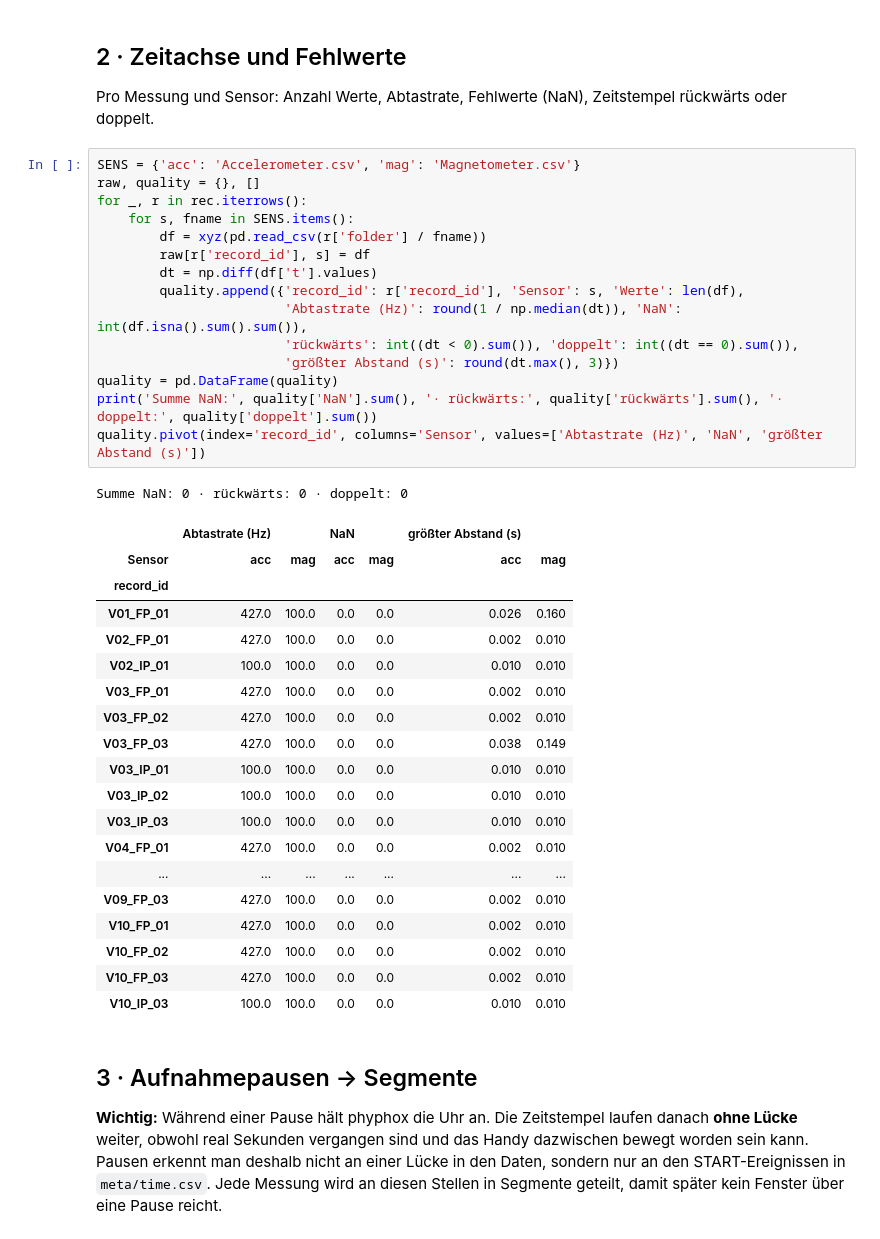
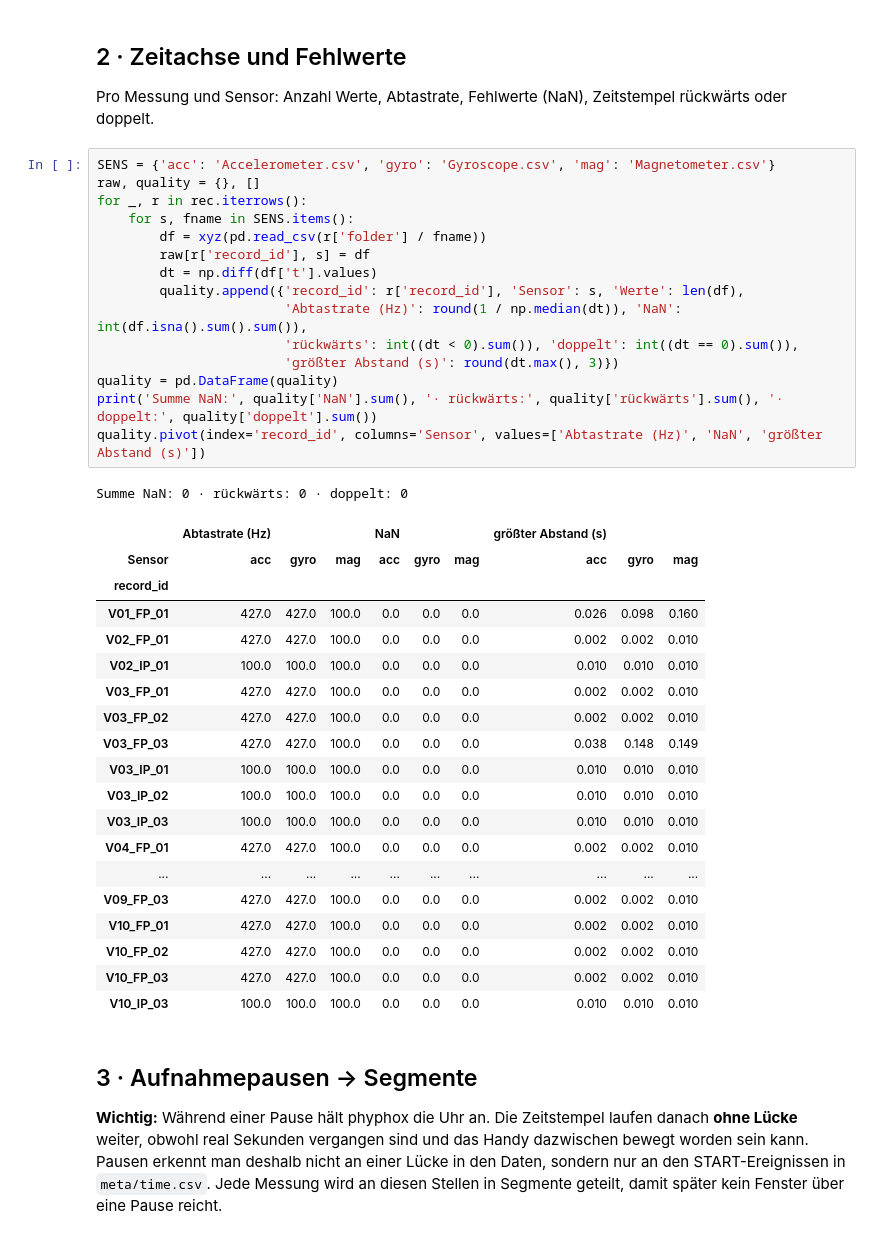
Before and after one commit to MajaSmereczynska/Industrial-AI, a Jupyter notebook: EDA/01_Bereinigung.ipynb, the cells around one changed output. Drawn from its saved outputs; the diff is of its cells as text.

```diff
--- a/EDA/01_Bereinigung.ipynb
+++ b/EDA/01_Bereinigung.ipynb
@@ -90,41 +90,41 @@ rec[['record_id', 'Ordner']]
 
 Pro Messung und Sensor: Anzahl Werte, Abtastrate, Fehlwerte (NaN), Zeitstempel rückwärts oder doppelt.
 # %%
-SENS = {'acc': 'Accelerometer.csv', 'mag': 'Magnetometer.csv'}
+SENS = {'acc': 'Accelerometer.csv', 'gyro': 'Gyroscope.csv', 'mag': 'Magnetometer.csv'}
 raw, quality = {}, []
 for _, r in rec.iterrows():
     for s, fname in SENS.items():
         df = xyz(pd.read_csv(r['folder'] / fname))
         raw[r['record_id'], s] = df
         dt = np.diff(df['t'].values)
         quality.append({'record_id': r['record_id'], 'Sensor': s, 'Werte': len(df),
                         'Abtastrate (Hz)': round(1 / np.median(dt)), 'NaN': int(df.isna().sum().sum()),
                         'rückwärts': int((dt < 0).sum()), 'doppelt': int((dt == 0).sum()),
                         'größter Abstand (s)': round(dt.max(), 3)})
 quality = pd.DataFrame(quality)
 print('Summe NaN:', quality['NaN'].sum(), '· rückwärts:', quality['rückwärts'].sum(), '· doppelt:', quality['doppelt'].sum())
 quality.pivot(index='record_id', columns='Sensor', values=['Abtastrate (Hz)', 'NaN', 'größter Abstand (s)'])
 # %% [output]
 Summe NaN: 0 · rückwärts: 0 · doppelt: 0
-|  | Abtastrate (Hz) |  | NaN |  | größter Abstand (s) |  |
-| Sensor | acc | mag | acc | mag | acc | mag |
-| record_id |  |  |  |  |  |  |
-| V01_FP_01 | 427.0 | 100.0 | 0.0 | 0.0 | 0.026 | 0.160 |
-| V02_FP_01 | 427.0 | 100.0 | 0.0 | 0.0 | 0.002 | 0.010 |
-| V02_IP_01 | 100.0 | 100.0 | 0.0 | 0.0 | 0.010 | 0.010 |
-| V03_FP_01 | 427.0 | 100.0 | 0.0 | 0.0 | 0.002 | 0.010 |
-| V03_FP_02 | 427.0 | 100.0 | 0.0 | 0.0 | 0.002 | 0.010 |
-| V03_FP_03 | 427.0 | 100.0 | 0.0 | 0.0 | 0.038 | 0.149 |
-| V03_IP_01 | 100.0 | 100.0 | 0.0 | 0.0 | 0.010 | 0.010 |
-| V03_IP_02 | 100.0 | 100.0 | 0.0 | 0.0 | 0.010 | 0.010 |
-| V03_IP_03 | 100.0 | 100.0 | 0.0 | 0.0 | 0.010 | 0.010 |
-| V04_FP_01 | 427.0 | 100.0 | 0.0 | 0.0 | 0.002 | 0.010 |
-| ... | ... | ... | ... | ... | ... | ... |
-| V09_FP_03 | 427.0 | 100.0 | 0.0 | 0.0 | 0.002 | 0.010 |
-| V10_FP_01 | 427.0 | 100.0 | 0.0 | 0.0 | 0.002 | 0.010 |
-| V10_FP_02 | 427.0 | 100.0 | 0.0 | 0.0 | 0.002 | 0.010 |
-| V10_FP_03 | 427.0 | 100.0 | 0.0 | 0.0 | 0.002 | 0.010 |
-| V10_IP_03 | 100.0 | 100.0 | 0.0 | 0.0 | 0.010 | 0.010 |
+|  | Abtastrate (Hz) |  |  | NaN |  |  | größter Abstand (s) |  |  |
+| Sensor | acc | gyro | mag | acc | gyro | mag | acc | gyro | mag |
+| record_id |  |  |  |  |  |  |  |  |  |
+| V01_FP_01 | 427.0 | 427.0 | 100.0 | 0.0 | 0.0 | 0.0 | 0.026 | 0.098 | 0.160 |
+| V02_FP_01 | 427.0 | 427.0 | 100.0 | 0.0 | 0.0 | 0.0 | 0.002 | 0.002 | 0.010 |
+| V02_IP_01 | 100.0 | 100.0 | 100.0 | 0.0 | 0.0 | 0.0 | 0.010 | 0.010 | 0.010 |
+| V03_FP_01 | 427.0 | 427.0 | 100.0 | 0.0 | 0.0 | 0.0 | 0.002 | 0.002 | 0.010 |
+| V03_FP_02 | 427.0 | 427.0 | 100.0 | 0.0 | 0.0 | 0.0 | 0.002 | 0.002 | 0.010 |
+| V03_FP_03 | 427.0 | 427.0 | 100.0 | 0.0 | 0.0 | 0.0 | 0.038 | 0.148 | 0.149 |
+| V03_IP_01 | 100.0 | 100.0 | 100.0 | 0.0 | 0.0 | 0.0 | 0.010 | 0.010 | 0.010 |
+| V03_IP_02 | 100.0 | 100.0 | 100.0 | 0.0 | 0.0 | 0.0 | 0.010 | 0.010 | 0.010 |
+| V03_IP_03 | 100.0 | 100.0 | 100.0 | 0.0 | 0.0 | 0.0 | 0.010 | 0.010 | 0.010 |
+| V04_FP_01 | 427.0 | 427.0 | 100.0 | 0.0 | 0.0 | 0.0 | 0.002 | 0.002 | 0.010 |
+| ... | ... | ... | ... | ... | ... | ... | ... | ... | ... |
+| V09_FP_03 | 427.0 | 427.0 | 100.0 | 0.0 | 0.0 | 0.0 | 0.002 | 0.002 | 0.010 |
+| V10_FP_01 | 427.0 | 427.0 | 100.0 | 0.0 | 0.0 | 0.0 | 0.002 | 0.002 | 0.010 |
+| V10_FP_02 | 427.0 | 427.0 | 100.0 | 0.0 | 0.0 | 0.0 | 0.002 | 0.002 | 0.010 |
+| V10_FP_03 | 427.0 | 427.0 | 100.0 | 0.0 | 0.0 | 0.0 | 0.002 | 0.002 | 0.010 |
+| V10_IP_03 | 100.0 | 100.0 | 100.0 | 0.0 | 0.0 | 0.0 | 0.010 | 0.010 | 0.010 |
 # %% [markdown]
 ## 3 · Aufnahmepausen → Segmente
 
```
Also changed, not shown: parts of 4 cells of this notebook, 19 other files.
